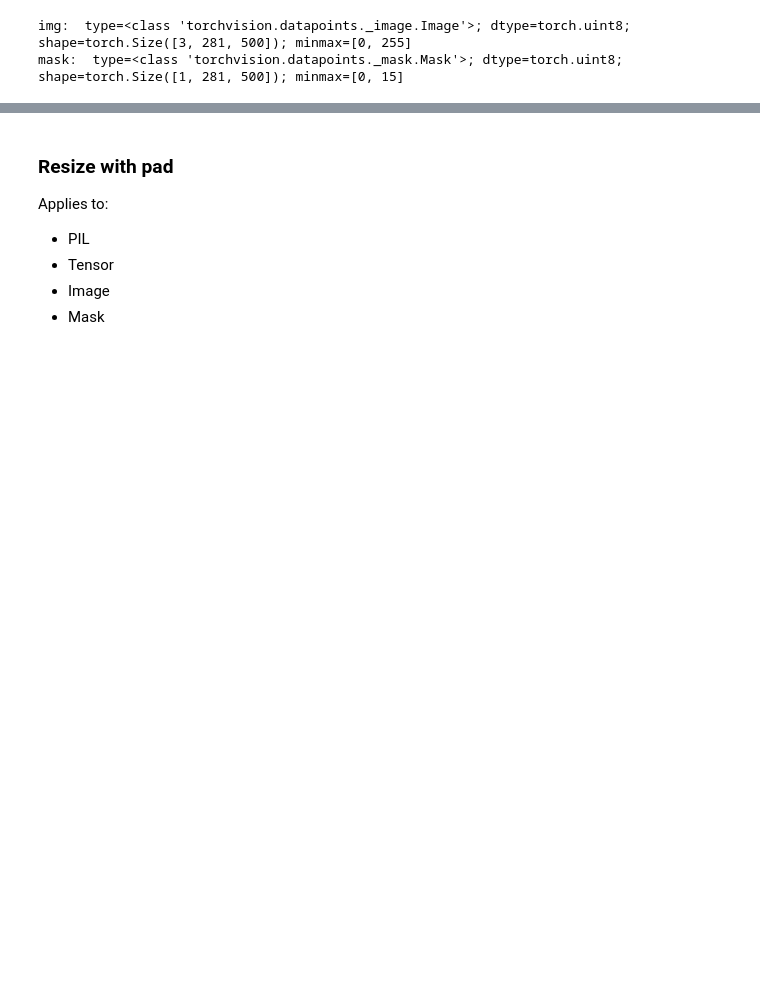
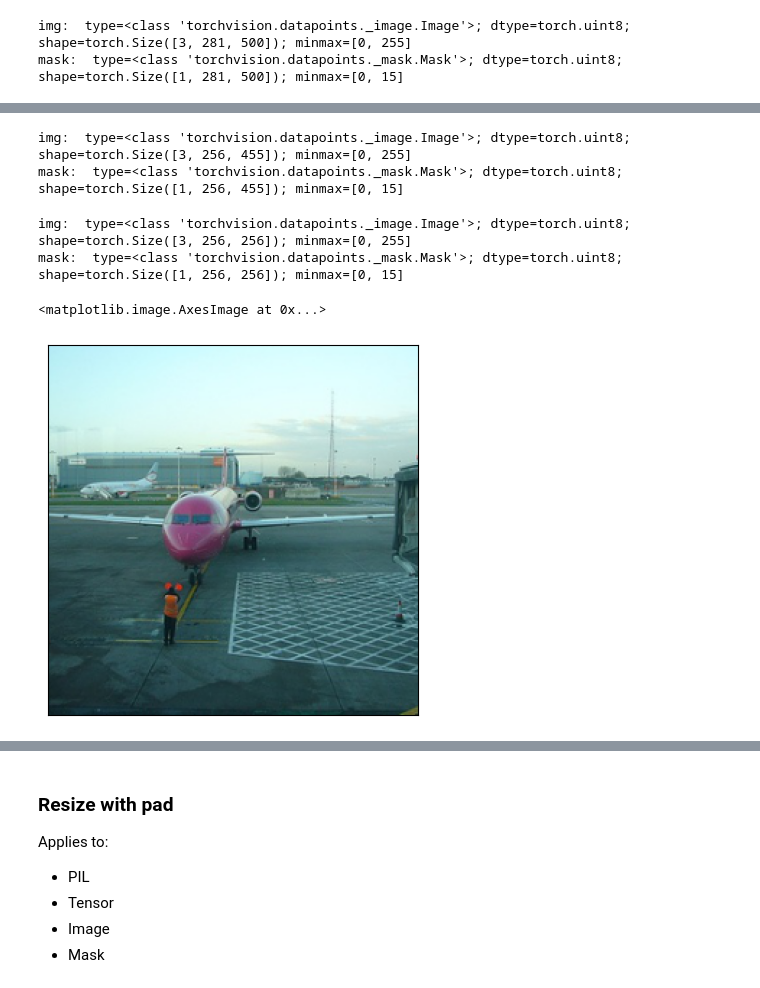
Before and after one commit to akors/dogunet, a Jupyter notebook: nb/bootstrap-augmentations.ipynb, the cells around one changed output, grey strips where cells are left out. Drawn from its saved outputs; the diff is of its cells as text; code cells hidden in the pictures; blank space fills up the shorter version.

```diff
--- a/nb/bootstrap-augmentations.ipynb
+++ b/nb/bootstrap-augmentations.ipynb
@@ -84,0 +98,6 @@ mask:  type=<class 'torchvision.datapoints._mask.Mask'>; dtype=torch.uint8; shap
+# %%
+print("img: ", tensorinfo(img))
+print("mask: ", tensorinfo(mask))
+# %% [output]
+img:  type=<class 'torchvision.datapoints._image.Image'>; dtype=torch.uint8; shape=torch.Size([3, 256, 455]); minmax=[0, 255]
+mask:  type=<class 'torchvision.datapoints._mask.Mask'>; dtype=torch.uint8; shape=torch.Size([1, 256, 455]); minmax=[0, 15]
@@ -85,3 +108,14 @@ mask:  type=<class 'torchvision.datapoints._mask.Mask'>; dtype=torch.uint8; shap
+# %%
+print("img: ", tensorinfo(img))
+print("mask: ", tensorinfo(mask))
+# %% [output]
+img:  type=<class 'torchvision.datapoints._image.Image'>; dtype=torch.uint8; shape=torch.Size([3, 256, 256]); minmax=[0, 255]
+mask:  type=<class 'torchvision.datapoints._mask.Mask'>; dtype=torch.uint8; shape=torch.Size([1, 256, 256]); minmax=[0, 15]
+# %%
+visualize.imshow_tensor(img)
+# %% [output]
+<matplotlib.image.AxesImage at 0x...>
+[figure, added]
 # %%
 visualize.imshow_tensor(visualize.classmask_to_colormask(mask)[0,:])
 # %% [output]
```
Also changed, not shown: parts of 18 cells of this notebook.
